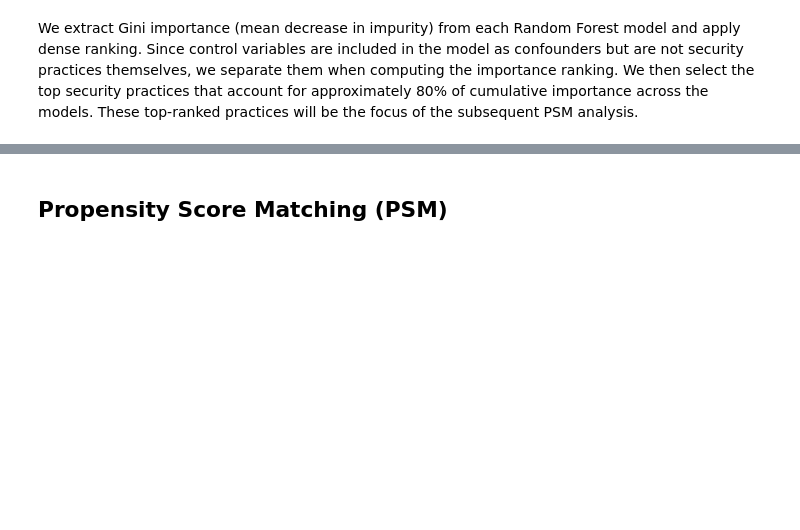
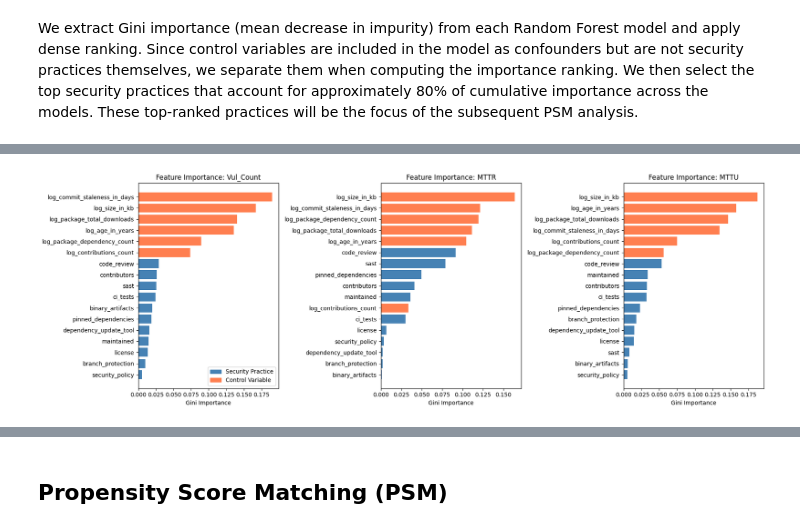
Before and after one commit to shcherbin/mads-siads-699-winter-2026-capstone, a Jupyter notebook: notebooks/prediction/rq2.ipynb, the cells around one changed output, grey strips where cells are left out. Cells and saved outputs as stored; diff of their text form; code cells hidden in the pictures; blank space fills up the shorter version.

```diff
--- a/notebooks/prediction/rq2.ipynb
+++ b/notebooks/prediction/rq2.ipynb
@@ -287,25 +408,28 @@ print(importance_mttu.to_string(index=False))
 # %%
 fig, axes = plt.subplots(1, 3, figsize=(18, 6))
 
 for ax, (imp_df, title) in zip(axes, [
     (importance_vul, "Vul_Count"),
     (importance_mttr, "MTTR"),
     (importance_mttu, "MTTU"),
 ]):
+    clean_labels = [f.replace("_github_repo", "") for f in imp_df["feature"]]
     colors = ["steelblue" if f in PREDICTOR_COLUMNS else "coral" for f in imp_df["feature"]]
-    ax.barh(imp_df["feature"], imp_df["importance"], color=colors)
+    ax.barh(clean_labels, imp_df["importance"], color=colors)
     ax.set_xlabel("Gini Importance")
     ax.set_title(f"Feature Importance: {title}")
     ax.invert_yaxis()
 
 axes[0].legend(
     handles=[Patch(color="steelblue", label="Security Practice"),
              Patch(color="coral", label="Control Variable")],
     loc="lower right"
 )
 
 plt.tight_layout()
 plt.show()
+# %% [output]
+[figure, added]
 # %%
 def select_top_practices(importance_df, predictor_columns, threshold=0.80):
     """Select security practices accounting for threshold% of practice-only importance."""
```
Also changed, not shown: parts of 27 cells of this notebook.
